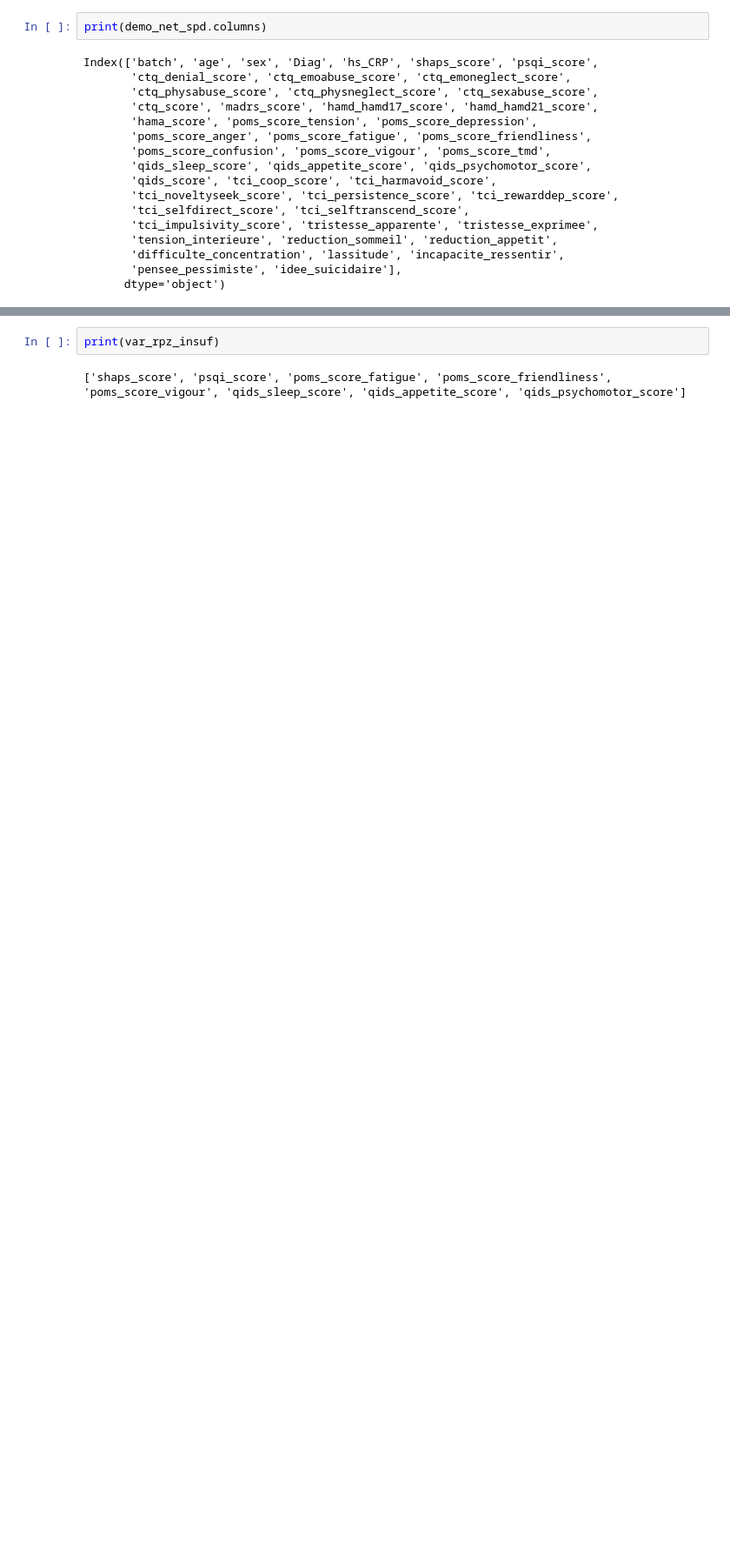
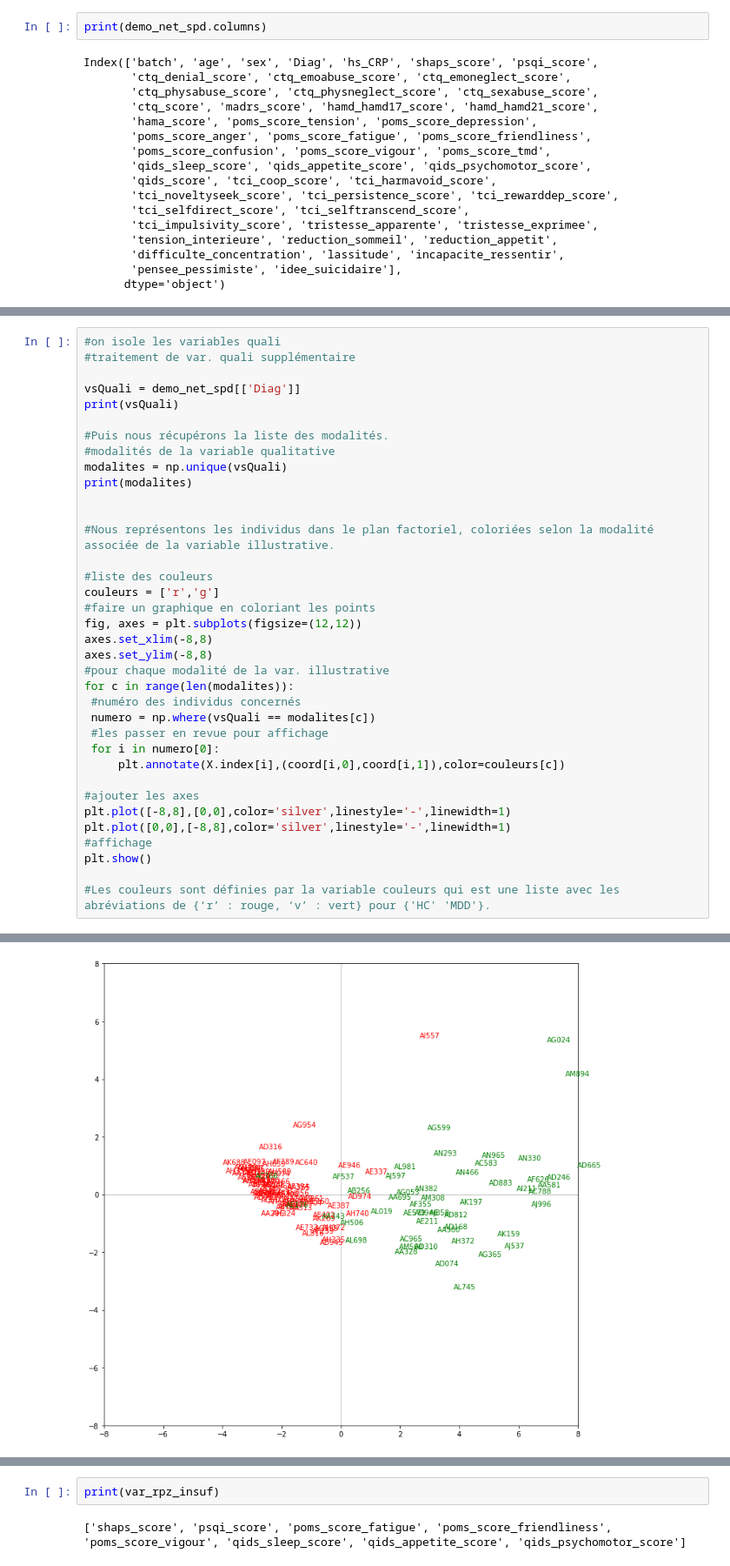
Before and after one commit to nassimabeddar/Depression-analysis, a Jupyter notebook: analyse-detection-depression.ipynb, the cells around one changed output, grey strips where cells are left out. Shown at 87% size. Saved outputs shown, nothing was run; the diff lists cells and outputs as text; blank space fills up the shorter version.

Commit message:
acp informations supplémentaires

```diff
--- a/analyse-detection-depression.ipynb
+++ b/analyse-detection-depression.ipynb
@@ -1123,0 +1203,37 @@ Index(['batch', 'age', 'sex', 'Diag', 'hs_CRP', 'shaps_score', 'psqi_score',
+# %%
+#on isole les variables quali
+#traitement de var. quali supplémentaire
+
+vsQuali = demo_net_spd[['Diag']]
+print(vsQuali)
+
+#Puis nous récupérons la liste des modalités.
+#modalités de la variable qualitative
+modalites = np.unique(vsQuali)
+print(modalites)
+
+
+#Nous représentons les individus dans le plan factoriel, coloriées selon la modalité associée de la variable illustrative.
+
+#liste des couleurs
+couleurs = ['r','g']
+#faire un graphique en coloriant les points
+fig, axes = plt.subplots(figsize=(12,12))
+axes.set_xlim(-8,8)
+axes.set_ylim(-8,8)
+#pour chaque modalité de la var. illustrative
+for c in range(len(modalites)):
+ #numéro des individus concernés
+ numero = np.where(vsQuali == modalites[c])
+ #les passer en revue pour affichage
+ for i in numero[0]:
+     plt.annotate(X.index[i],(coord[i,0],coord[i,1]),color=couleurs[c])
+
+#ajouter les axes
+plt.plot([-8,8],[0,0],color='silver',linestyle='-',linewidth=1)
+plt.plot([0,0],[-8,8],color='silver',linestyle='-',linewidth=1)
+#affichage
+plt.show()
+
+#Les couleurs sont définies par la variable couleurs qui est une liste avec les abréviations de {‘r’ : rouge, ‘v’ : vert} pour {'HC' 'MDD'}.
+# %% [output]
@@ -1123,0 +1257 @@ Index(['batch', 'age', 'sex', 'Diag', 'hs_CRP', 'shaps_score', 'psqi_score',
+[figure, added]
```
Also changed, not shown: parts of 17 cells of this notebook.
